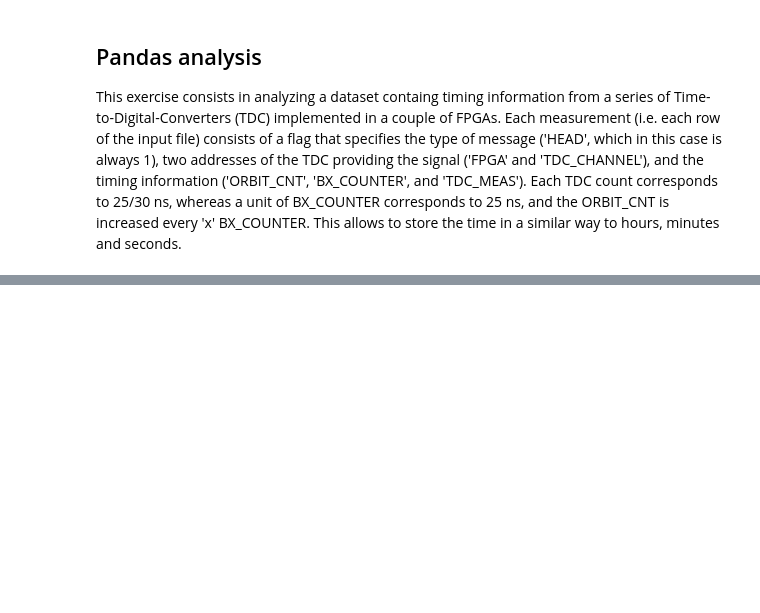
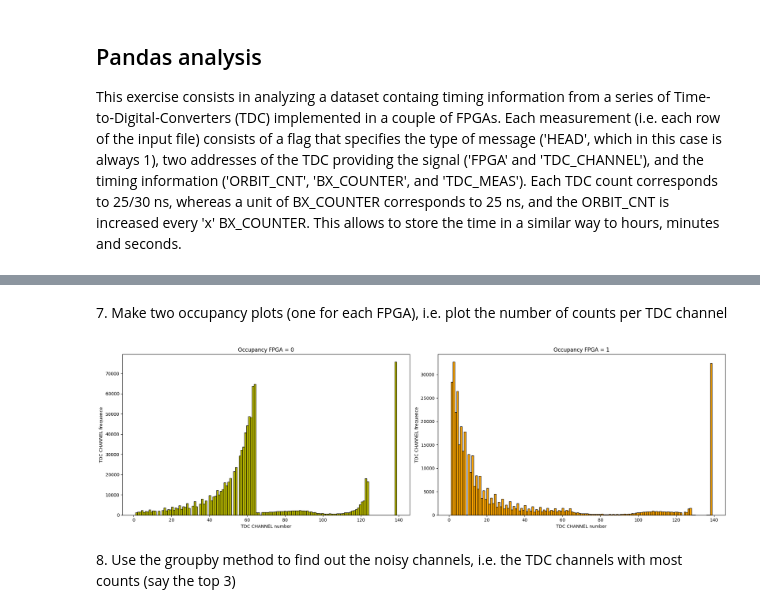
Before and after one commit to kevinbrugnera/LaboratoryOfComputationalPhysicsY8, a Jupyter notebook: 06/06ex_Pandas.ipynb, the cells around one changed output, grey strips where cells are left out. Saved outputs shown, nothing was run; the diff lists cells and outputs as text; code cells hidden in the pictures; blank space fills up the shorter version.

```diff
--- a/06/06ex_Pandas.ipynb
+++ b/06/06ex_Pandas.ipynb
@@ -25,0 +61,4 @@ This exercise consists in analyzing a dataset containg timing information from a
+# %%
+df['ABS_TIME [ns]'] = df['ORBIT_CNT'] * x * 25 + df['BX_COUNTER'] * 25 + df['TDC_MEAS'] * 25 / 30
+df['ABS_TIME [ns]'] = df['ABS_TIME [ns]'].astype('int64') # to remove scientific notation
+df.head()
@@ -25,0 +74,3 @@ This exercise consists in analyzing a dataset containg timing information from a
+# %%
+df['HEAD'] = np.random.randint(0,2, size=df.shape[0]) # 0,2 -> only 0 and 1
+df.head()
@@ -25,0 +96,28 @@ This exercise consists in analyzing a dataset containg timing information from a
+# %% [markdown]
+7\. Make two occupancy plots (one for each FPGA), i.e. plot the number of counts per TDC channel
+# %%
+FPGA0, FPGA1 = df[df['FPGA'] == 0], df[df['FPGA'] == 1]
+# %%
+import matplotlib.pyplot as plt
+
+plt.figure(figsize=(20, 6))
+
+plt.subplot(121)
+plt.title('Occupancy FPGA = 0')
+plt.hist(FPGA0['TDC_CHANNEL'], bins=FPGA0['TDC_CHANNEL'].max(), color='y', edgecolor='black')
+plt.xlabel('TDC CHANNEL number')
+plt.ylabel('TDC CHANNEL frequence')
+
+plt.subplot(122)
+plt.title('Occupancy FPGA = 1')
+plt.hist(FPGA1['TDC_CHANNEL'], bins=FPGA1['TDC_CHANNEL'].max(), color='orange', edgecolor='black')
+plt.xlabel('TDC CHANNEL number')
+plt.ylabel('TDC CHANNEL frequence')
+
+
+plt.tight_layout()
+plt.show()
+# %% [output]
+[figure, added]
+# %% [markdown]
+8\. Use the groupby method to find out the noisy channels, i.e. the TDC channels with most counts (say the top 3)
```
Also changed, not shown: parts of 20 cells of this notebook, 1 other file.
